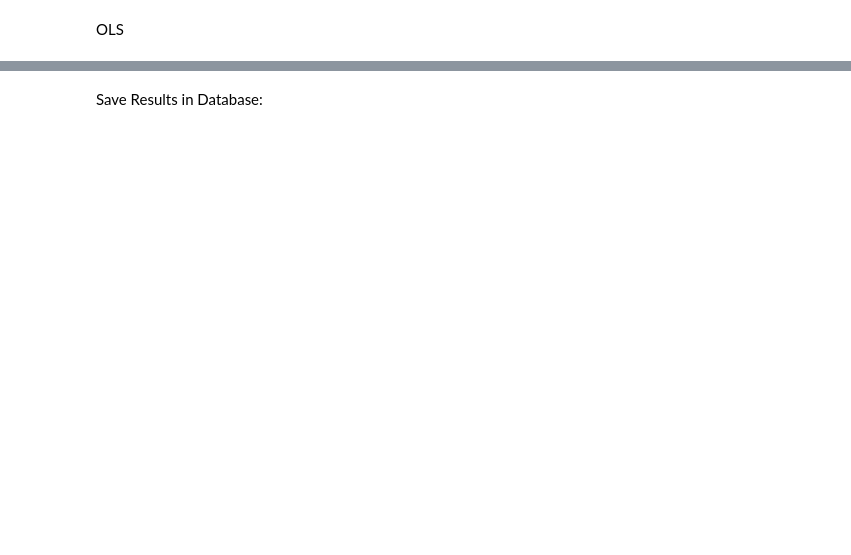
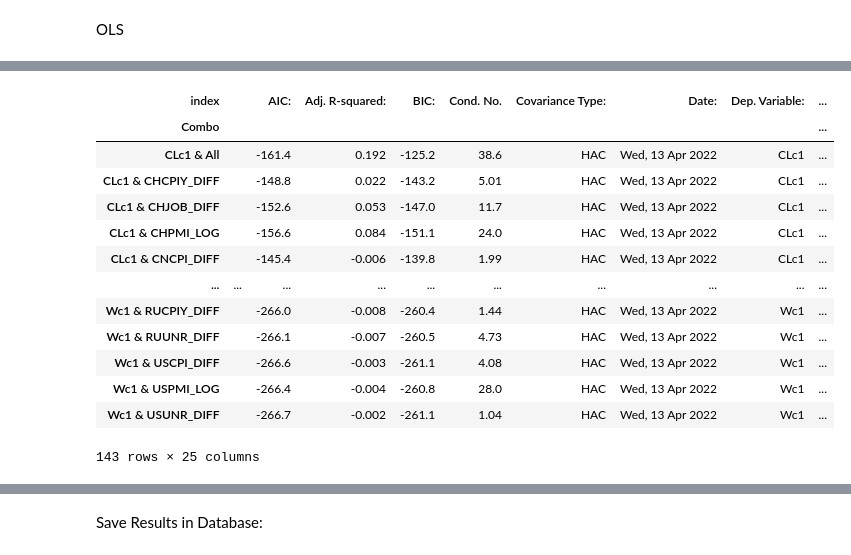
Before and after one commit to Liomat97/AQM, a Jupyter notebook: 3 Analysis.ipynb, the cells around one changed output, grey strips where cells are left out. Cells and saved outputs as stored; diff of their text form; code cells hidden in the pictures; blank space fills up the shorter version.

```diff
--- a/3 Analysis.ipynb
+++ b/3 Analysis.ipynb
@@ -264,8 +266 @@ KeyError: "None of [Index(['CHCPIY_ECI', 'CHJOB_ECI', 'CHPMI_ECI', 'CNCPI_ECI',
-# %%
-#Loop:
-for i in range(len(futures.columns)):
-    print(futures.columns[i])
-    for x in range(len(macro.columns)):
-        print(macro.columns[x])
-    print(macro.columns)
 # %%
@@ -412,0 +401,17 @@ Results_OLS
+# %%
+OLS_Results_Top
+# %% [output]
+| index |  | AIC: | Adj. R-squared: | BIC: | Cond. No. | Covariance Type: | Date: | Dep. Variable: | ... |
+| Combo |  |  |  |  |  |  |  |  | ... |
+| CLc1 & All |  | -161.4 | 0.192 | -125.2 | 38.6 | HAC | Wed, 13 Apr 2022 | CLc1 | ... |
+| CLc1 & CHCPIY_DIFF |  | -148.8 | 0.022 | -143.2 | 5.01 | HAC | Wed, 13 Apr 2022 | CLc1 | ... |
+| CLc1 & CHJOB_DIFF |  | -152.6 | 0.053 | -147.0 | 11.7 | HAC | Wed, 13 Apr 2022 | CLc1 | ... |
+| CLc1 & CHPMI_LOG |  | -156.6 | 0.084 | -151.1 | 24.0 | HAC | Wed, 13 Apr 2022 | CLc1 | ... |
+| CLc1 & CNCPI_DIFF |  | -145.4 | -0.006 | -139.8 | 1.99 | HAC | Wed, 13 Apr 2022 | CLc1 | ... |
+| ... | ... | ... | ... | ... | ... | ... | ... | ... | ... |
+| Wc1 & RUCPIY_DIFF |  | -266.0 | -0.008 | -260.4 | 1.44 | HAC | Wed, 13 Apr 2022 | Wc1 | ... |
+| Wc1 & RUUNR_DIFF |  | -266.1 | -0.007 | -260.5 | 4.73 | HAC | Wed, 13 Apr 2022 | Wc1 | ... |
+| Wc1 & USCPI_DIFF |  | -266.6 | -0.003 | -261.1 | 4.08 | HAC | Wed, 13 Apr 2022 | Wc1 | ... |
+| Wc1 & USPMI_LOG |  | -266.4 | -0.004 | -260.8 | 28.0 | HAC | Wed, 13 Apr 2022 | Wc1 | ... |
+| Wc1 & USUNR_DIFF |  | -266.7 | -0.002 | -261.1 | 1.04 | HAC | Wed, 13 Apr 2022 | Wc1 | ... |
+143 rows × 25 columns
```
Also changed, not shown: parts of 34 cells of this notebook, 20 other files.
